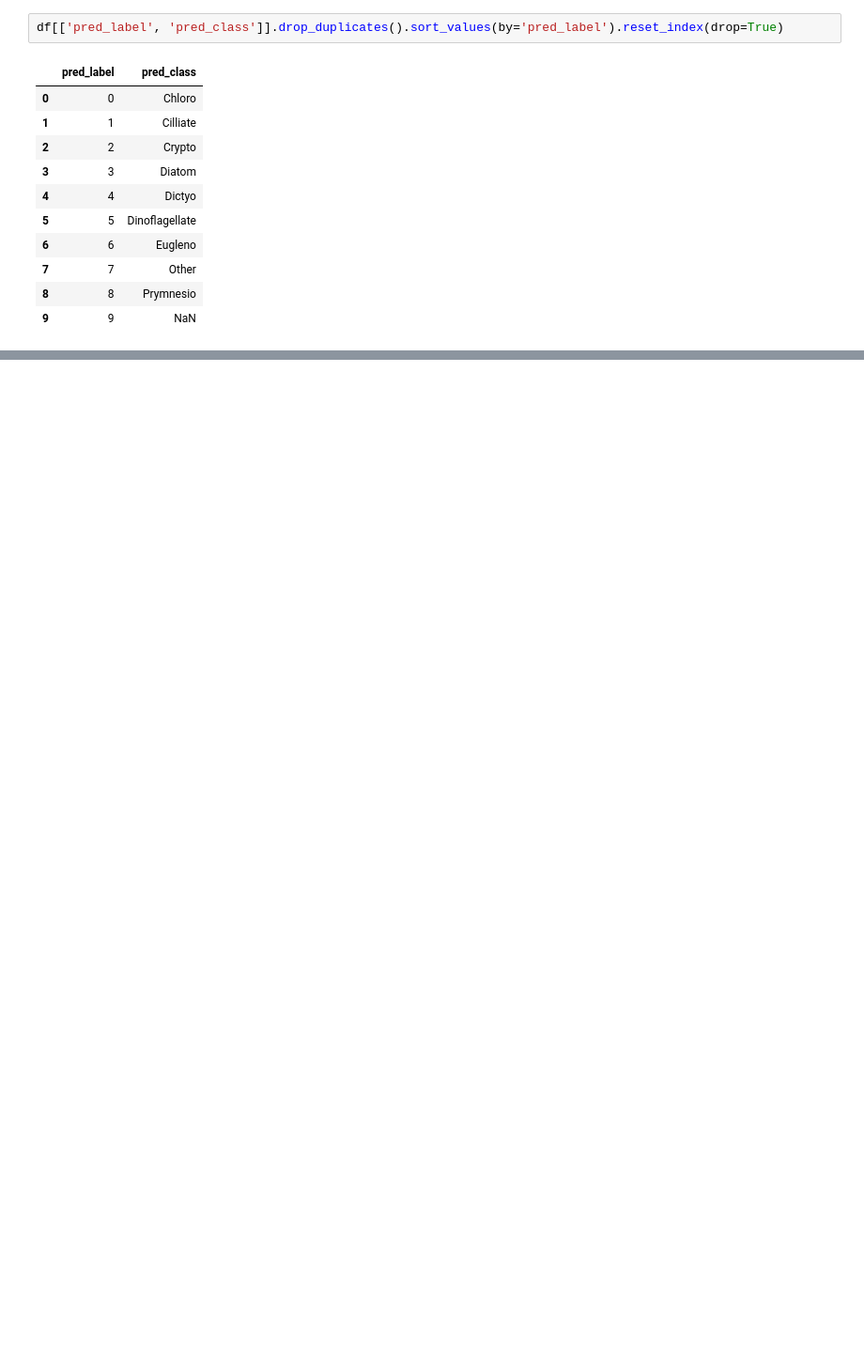
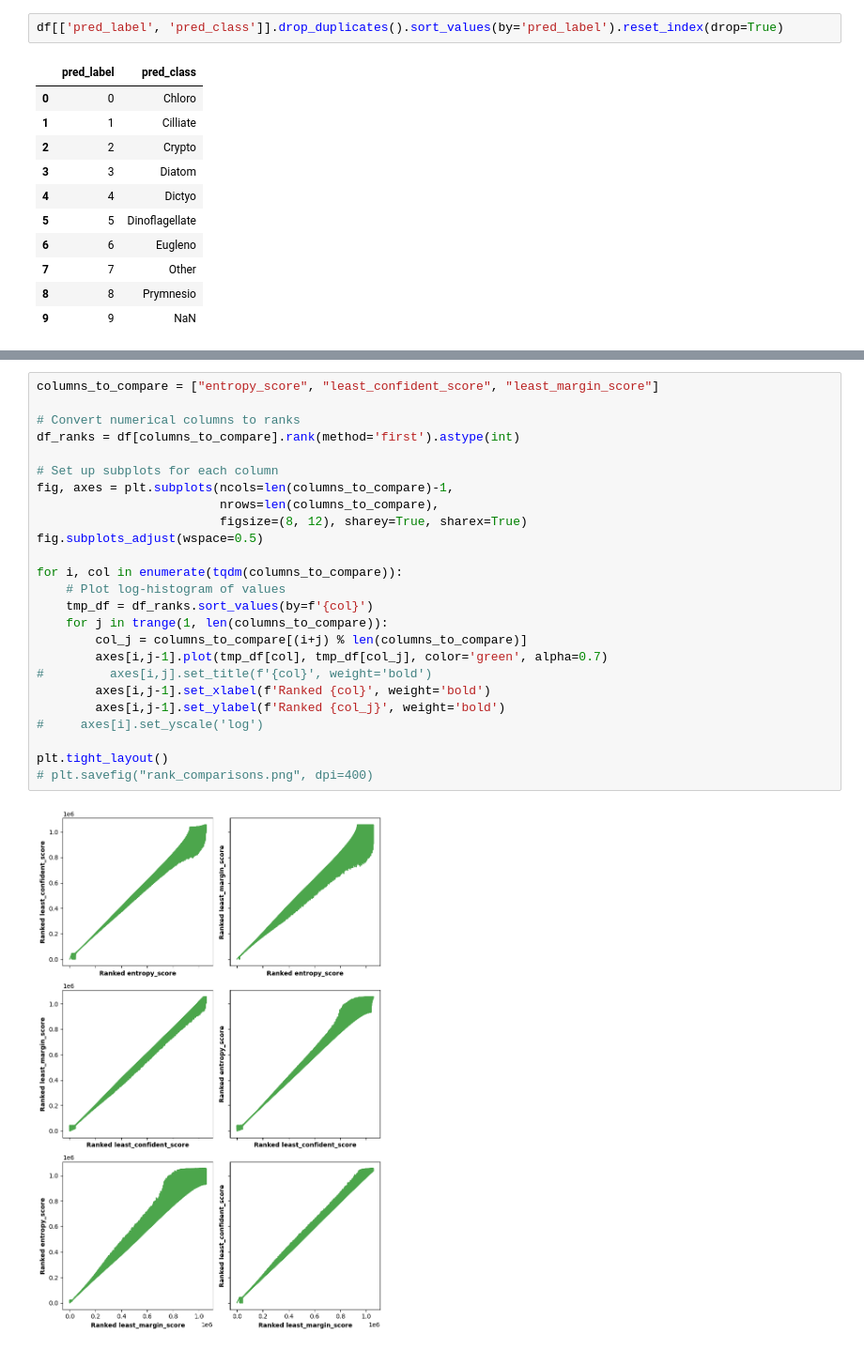
Before and after one commit to chandlerault/PIVOT, a Jupyter notebook: Dissimilarity_Scores.ipynb, the cells around one changed output, grey strips where cells are left out. Shown: that part at 94% size. Cells and saved outputs as stored; diff of their text form; blank space fills up the shorter version.

```diff
--- a/Dissimilarity_Scores.ipynb
+++ b/Dissimilarity_Scores.ipynb
@@ -102,0 +204,27 @@ df_no_probs.to_parquet("inventory_df_with_scores.parquet.gzip", index=False, com
+# %%
+columns_to_compare = ["entropy_score", "least_confident_score", "least_margin_score"]
+
+# Convert numerical columns to ranks
+df_ranks = df[columns_to_compare].rank(method='first').astype(int)
+
+# Set up subplots for each column
+fig, axes = plt.subplots(ncols=len(columns_to_compare)-1,
+                         nrows=len(columns_to_compare),
+                         figsize=(8, 12), sharey=True, sharex=True)
+fig.subplots_adjust(wspace=0.5)
+
+for i, col in enumerate(tqdm(columns_to_compare)):
+    # Plot log-histogram of values
+    tmp_df = df_ranks.sort_values(by=f'{col}')
+    for j in trange(1, len(columns_to_compare)):
+        col_j = columns_to_compare[(i+j) % len(columns_to_compare)]
+        axes[i,j-1].plot(tmp_df[col], tmp_df[col_j], color='green', alpha=0.7)
+#         axes[i,j].set_title(f'{col}', weight='bold')
+        axes[i,j-1].set_xlabel(f'Ranked {col}', weight='bold')
+        axes[i,j-1].set_ylabel(f'Ranked {col_j}', weight='bold')
+#     axes[i].set_yscale('log')
+
+plt.tight_layout()
+# plt.savefig("rank_comparisons.png", dpi=400)
+# %% [output]
+[figure, added]
```
Also changed, not shown: parts of 12 cells of this notebook.
